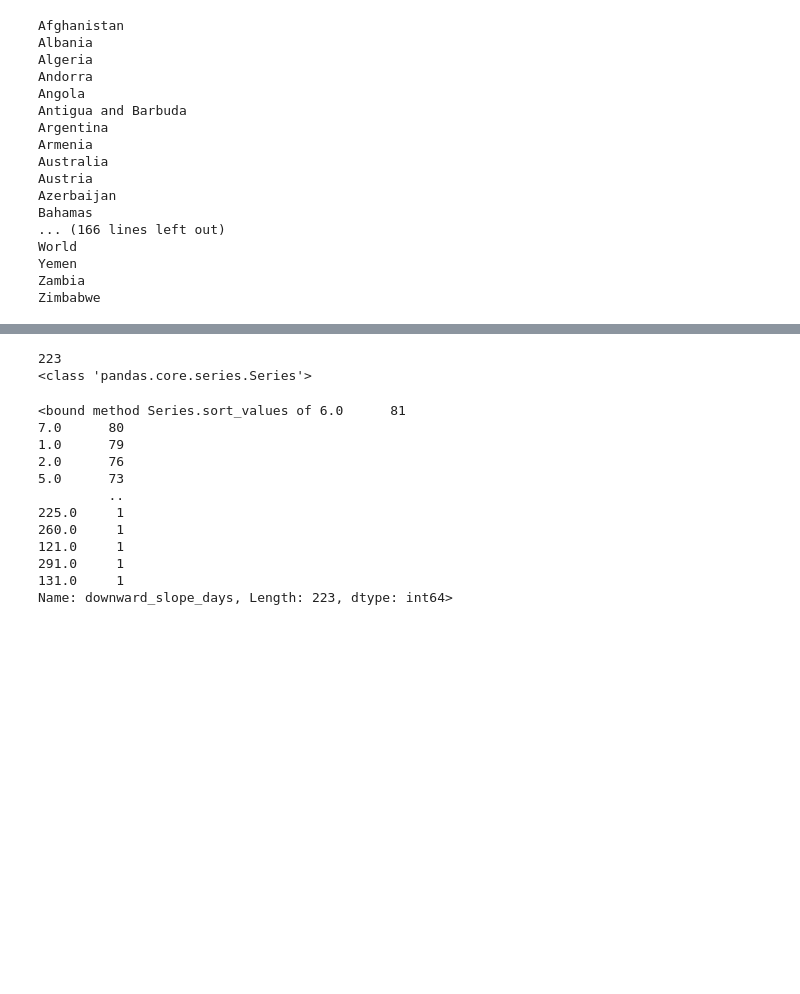
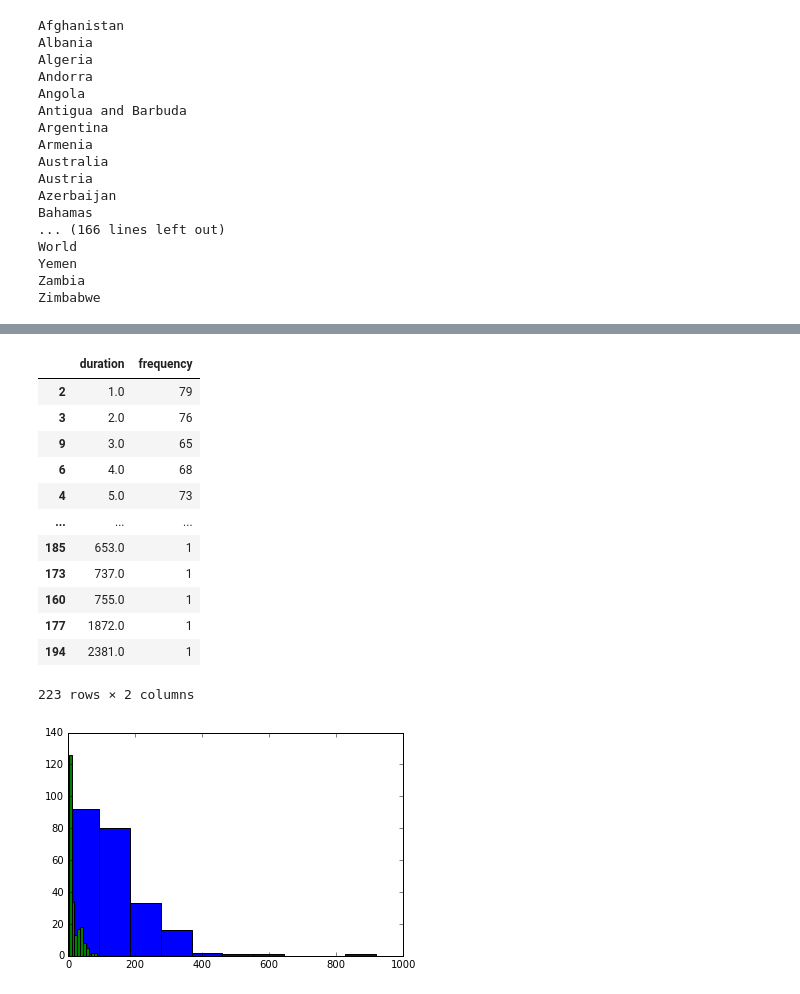
Before and after one commit to bendiknordeng/Epidemiologic-Strategies, a Jupyter notebook: waves_estimation.ipynb, the cells around one changed output, grey strips where cells are left out. Cells and saved outputs as stored; diff of their text form; code cells hidden in the pictures; blank space fills up the shorter version.

```diff
--- a/waves_estimation.ipynb
+++ b/waves_estimation.ipynb
@@ -87,20 +115,21 @@ count_down.sort_values
 # %%
-# counts upward slopes and finds duration of them
+# counts downward slopes and finds duration of them
 ser = df_total['upward_slope_days'] > 0
-count_up = df_total['upward_slope_days'] [ser & (ser != ser.shift(-1))].value_counts()
-len(count_up)
+count_down = df_total['upward_slope_days'] [ser & (ser != ser.shift(-1))].value_counts()
+count_up_df = count_up.to_frame().reset_index().rename(columns={'index':'duration','upward_slope_days':'frequency' })
+count_up_df = count_up_df.sort_values(by=['duration'])
+count_up_df
 # %% [output]
+|  | duration | frequency |
+| 2 | 1.0 | 79 |
+| 3 | 2.0 | 76 |
+| 9 | 3.0 | 65 |
+| 6 | 4.0 | 68 |
+| 4 | 5.0 | 73 |
+| ... | ... | ... |
+| 185 | 653.0 | 1 |
+| 173 | 737.0 | 1 |
+| 160 | 755.0 | 1 |
+| 177 | 1872.0 | 1 |
+| 194 | 2381.0 | 1 |
-223
-<class 'pandas.core.series.Series'>
+223 rows × 2 columns
-<bound method Series.sort_values of 6.0      81
-7.0      80
-1.0      79
-2.0      76
-5.0      73
-         ..
-225.0     1
-260.0     1
-121.0     1
-291.0     1
-131.0     1
-Name: downward_slope_days, Length: 223, dtype: int64>
@@ -107,2 +142,7 @@ Name: downward_slope_days, Length: 223, dtype: int64>
+# %%
+for col in count_up_df.columns:
+    plt.hist(count_up_df[col])
+# %% [output]
+[figure, added]
 # %%
 # plot upward periods
```
Also changed, not shown: parts of 9 cells of this notebook, 1 other file.
